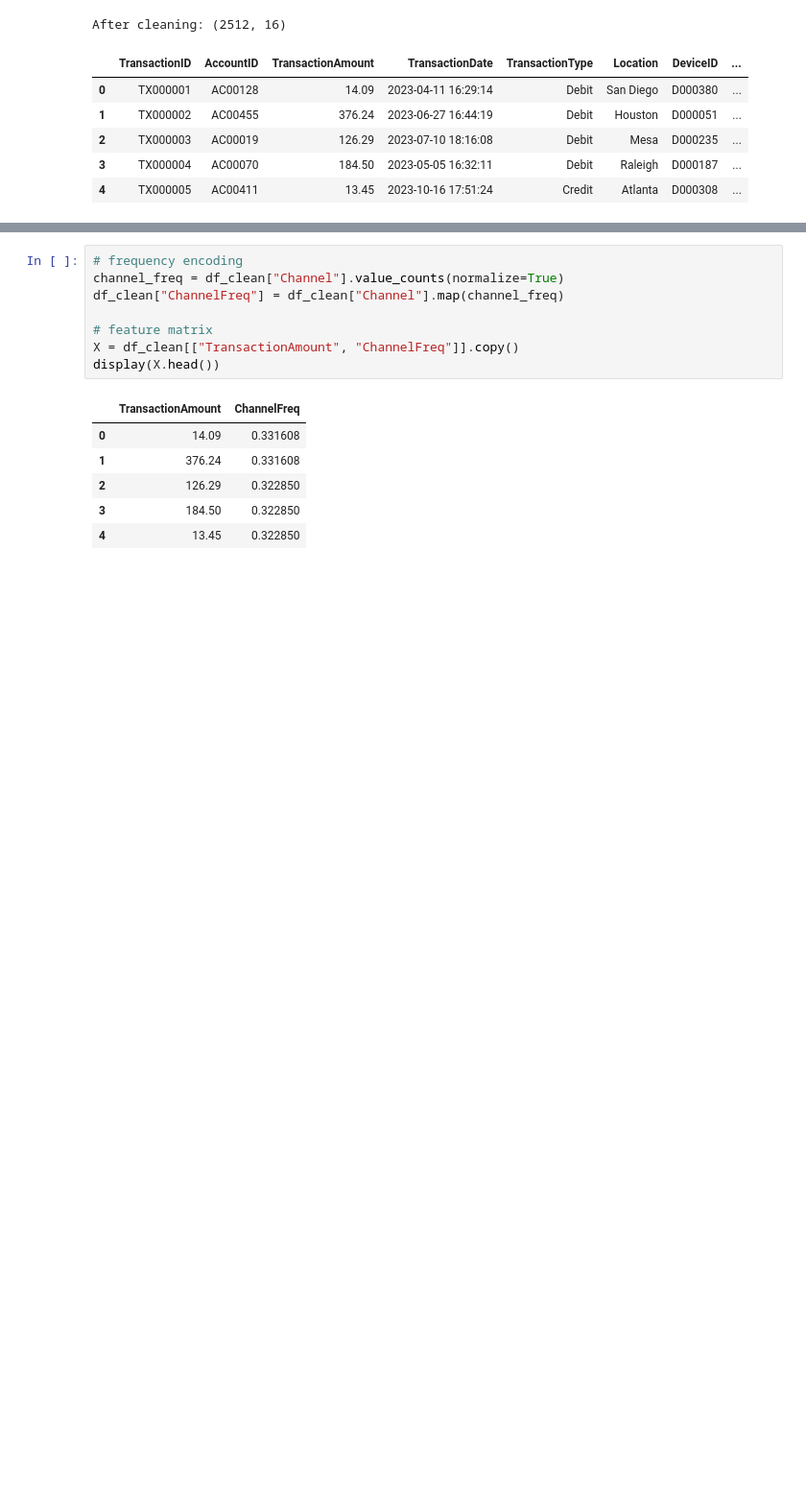
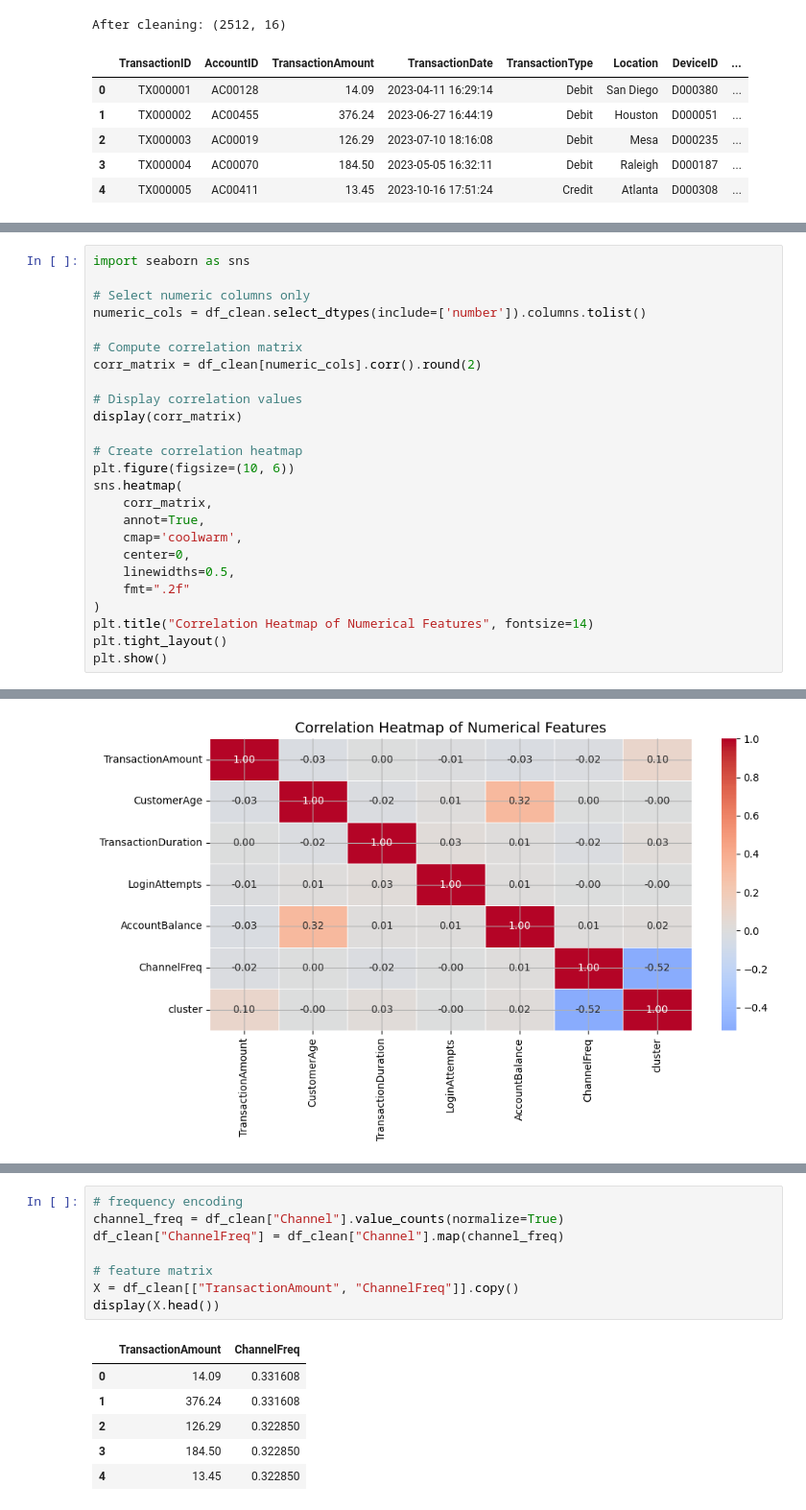
Before and after one commit to Lesley-w19/ClusteringKMeans_Workshop, a Jupyter notebook: ClusteringKMeans_Fraud.ipynb, the cells around one changed output, grey strips where cells are left out. Shown at 96% size. Saved outputs shown, nothing was run; the diff lists cells and outputs as text; blank space fills up the shorter version.

```diff
--- a/ClusteringKMeans_Fraud.ipynb
+++ b/ClusteringKMeans_Fraud.ipynb
@@ -162,0 +173,26 @@ Name: TransactionAmount, dtype: float64
+# %%
+import seaborn as sns
+
+# Select numeric columns only
+numeric_cols = df_clean.select_dtypes(include=['number']).columns.tolist()
+
+# Compute correlation matrix
+corr_matrix = df_clean[numeric_cols].corr().round(2)
+
+# Display correlation values
+display(corr_matrix)
+
+# Create correlation heatmap
+plt.figure(figsize=(10, 6))
+sns.heatmap(
+    corr_matrix,
+    annot=True,
+    cmap='coolwarm',
+    center=0,
+    linewidths=0.5,
+    fmt=".2f"
+)
+plt.title("Correlation Heatmap of Numerical Features", fontsize=14)
+plt.tight_layout()
+plt.show()
+# %% [output]
@@ -163 +207,2 @@ Name: TransactionAmount, dtype: float64
+[figure, added]
 # %% [markdown]
```
Also changed, not shown: parts of 19 cells of this notebook.
